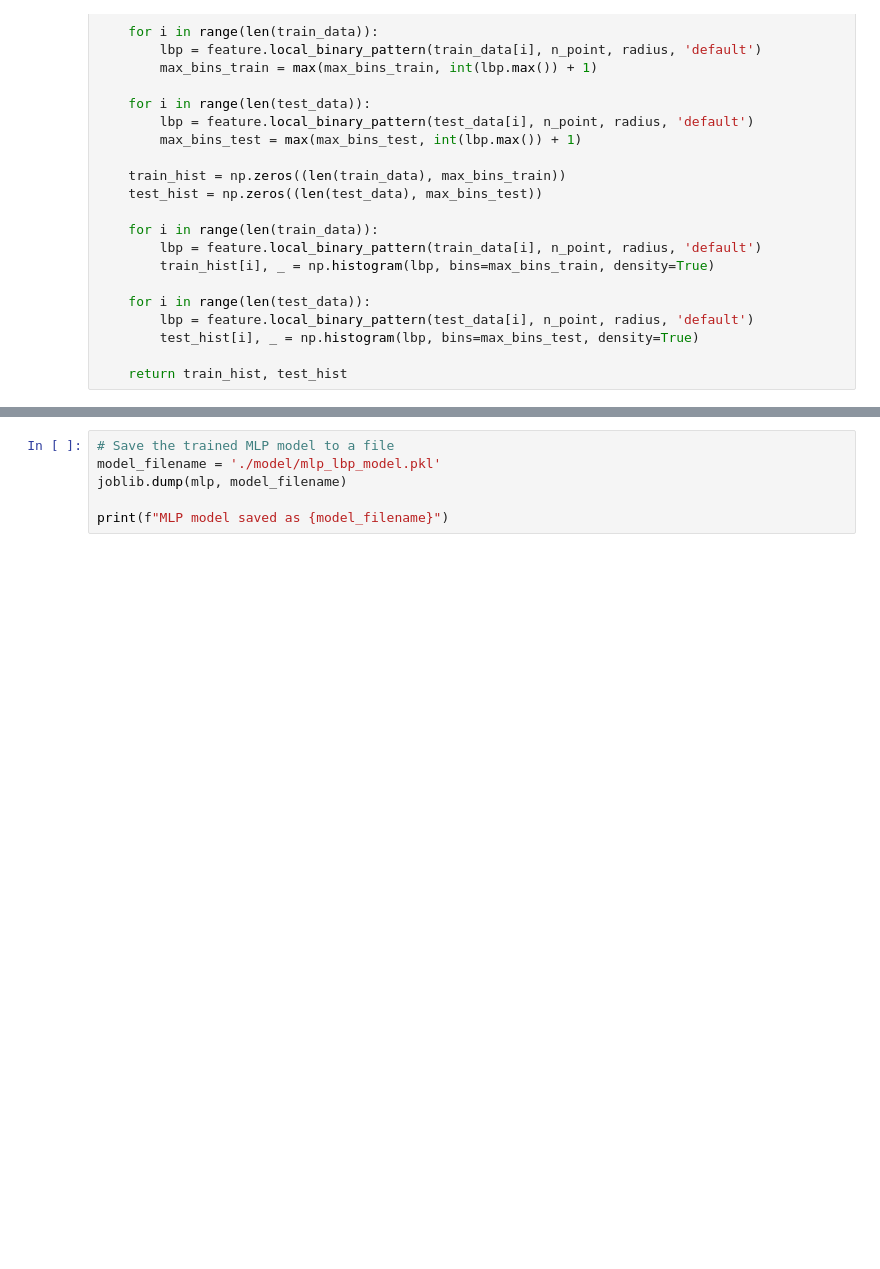
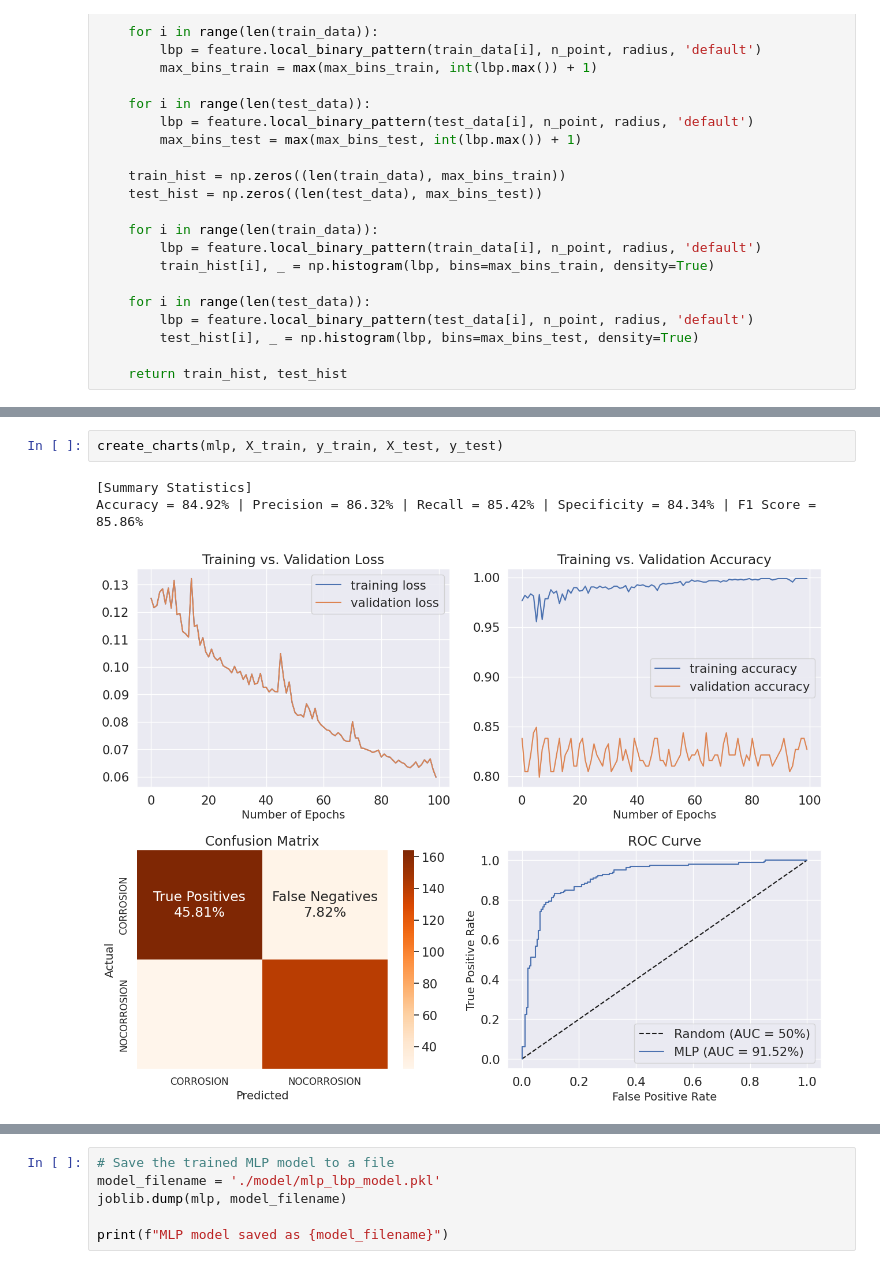
Before and after one commit to mizanulridhoaohana/TUBES-JST, a Jupyter notebook: MLP_LBP.ipynb, the cells around one changed output, grey strips where cells are left out. Cells and saved outputs as stored; diff of their text form; blank space fills up the shorter version.

```diff
--- a/MLP_LBP.ipynb
+++ b/MLP_LBP.ipynb
@@ -162,0 +261,6 @@ Test Accuracy: 84.36%
+# %%
+create_charts(mlp, X_train, y_train, X_test, y_test)
+# %% [output]
+[Summary Statistics]
+Accuracy = 84.92% | Precision = 86.32% | Recall = 85.42% | Specificity = 84.34% | F1 Score = 85.86%
+[figure, added]
```
Also changed, not shown: parts of 33 cells of this notebook, 1 other file.
